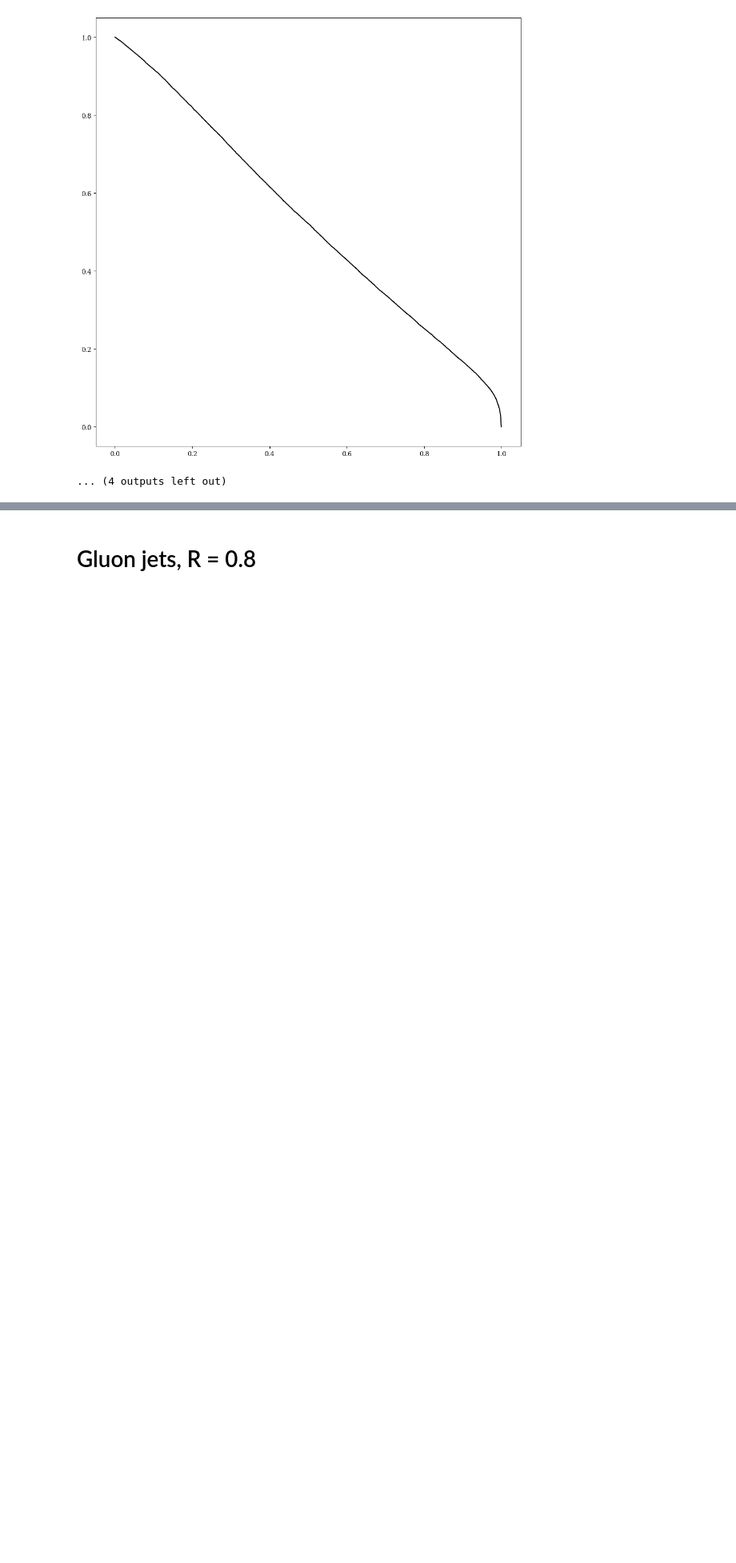
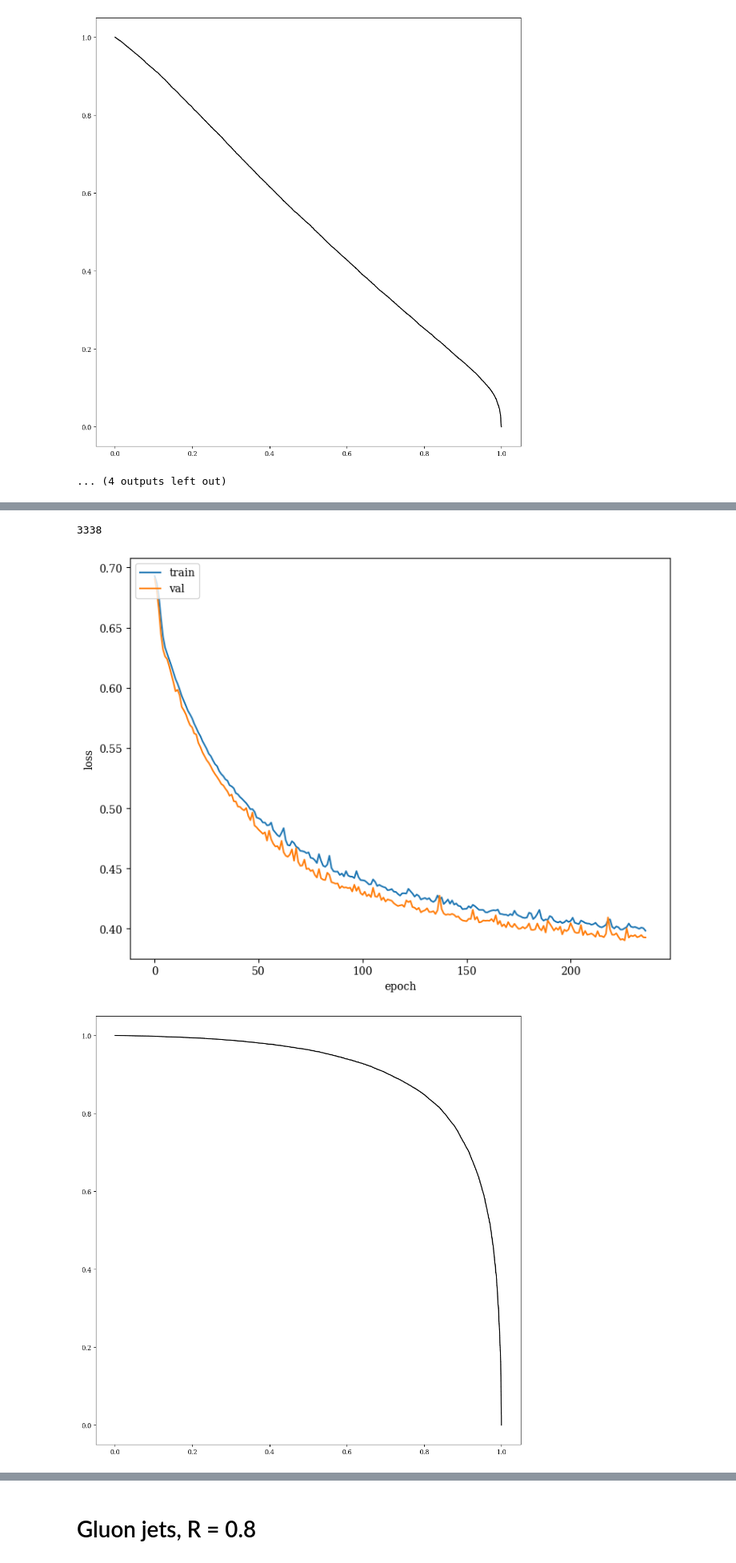
Before and after one commit to SamBT/safeUncalculable, a Jupyter notebook: trainEFN.ipynb, the cells around one changed output, grey strips where cells are left out. Shown at 80% size. Saved outputs shown, nothing was run; the diff lists cells and outputs as text; code cells hidden in the pictures; blank space fills up the shorter version.

```diff
--- a/trainEFN.ipynb
+++ b/trainEFN.ipynb
@@ -213,0 +230,24 @@ EFN AUC: 0.5329959748
+# %%
+# Regular EFN, no spectral normalization
+loss = BinaryCrossentropy(from_logits=False)
+#out_act = keras.activations.linear
+model_kwargs = {"Phi_sizes":(100,100,8), "F_sizes":(100,100,100),
+                "F_dropouts":0.1,
+                "input_dim":2,
+                "output_dim":1,"output_act":"sigmoid",
+                "patience":10,
+                "optimizer":Adam(1e-3),
+                "loss":loss,
+                "summary":True}
+model_kwargs['spectral'] = False
+train_kwargs = {"epochs":500,"verbose":1,"batch_size":10000}
+efn, auc, efn_fp, efn_tp, threshs = train_efn((train,train_labels),
+                                              (test,test_labels),
+                                              (val,val_labels),
+                                              model_kwargs,
+                                              train_kwargs,
+                                              plot=True)
+#efn.save("keras_models_v2/qjet_EFN_zpT_iter1.keras")
+#del efn
+gc.collect()
+# %% [output]
@@ -213,0 +271,3 @@ EFN AUC: 0.5329959748
+3338
+[figure, added]
+[figure, added]
```
Also changed, not shown: parts of 18 cells of this notebook, 6 other files.
